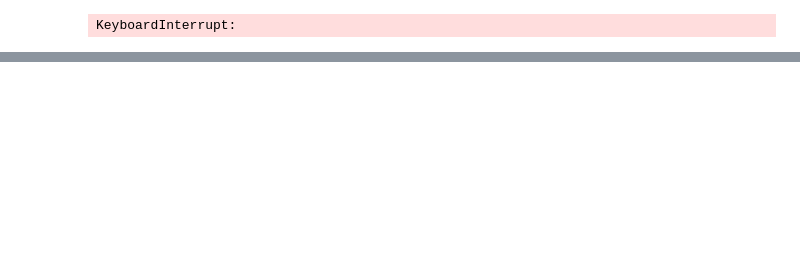
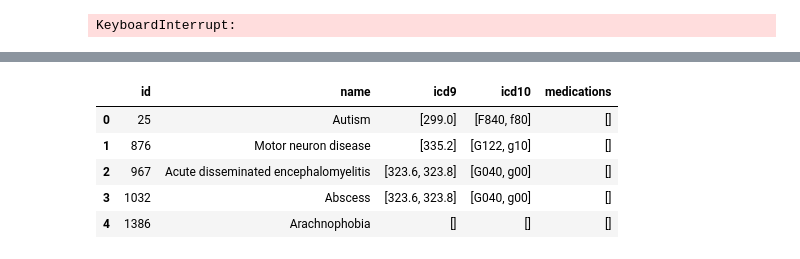
Before and after one commit to AlexAndrei98/Wikipedia-Parser, a Jupyter notebook: Wikipedia Parser Test.ipynb, the cells around one changed output, grey strips where cells are left out. Drawn from its saved outputs; the diff is of its cells as text; code cells hidden in the pictures; blank space fills up the shorter version.

```diff
--- a/Wikipedia Parser Test.ipynb
+++ b/Wikipedia Parser Test.ipynb
@@ -193,2 +232,10 @@ drugs_df.head(5)
 # %%
 diseases_df = pd.DataFrame({"id":diseases_id , "name": diseases_name , "icd9": diseases_icd9 , "icd10": diseases_icd10, "medications": diseases_meds })
+diseases_df.head(5)
+# %% [output]
+|  | id | name | icd9 | icd10 | medications |
+| 0 | 25 | Autism | [299.0] | [F840, f80] | [] |
+| 1 | 876 | Motor neuron disease | [335.2] | [G122, g10] | [] |
+| 2 | 967 | Acute disseminated encephalomyelitis | [323.6, 323.8] | [G040, g00] | [] |
+| 3 | 1032 | Abscess | [323.6, 323.8] | [G040, g00] | [] |
+| 4 | 1386 | Arachnophobia | [] | [] | [] |
```
Also changed, not shown: parts of 12 cells of this notebook, 1 other file.
